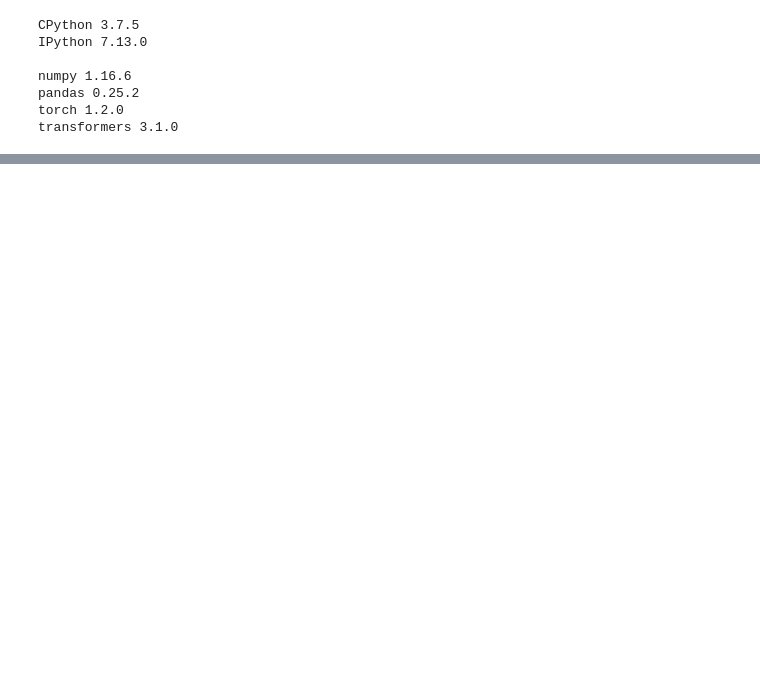
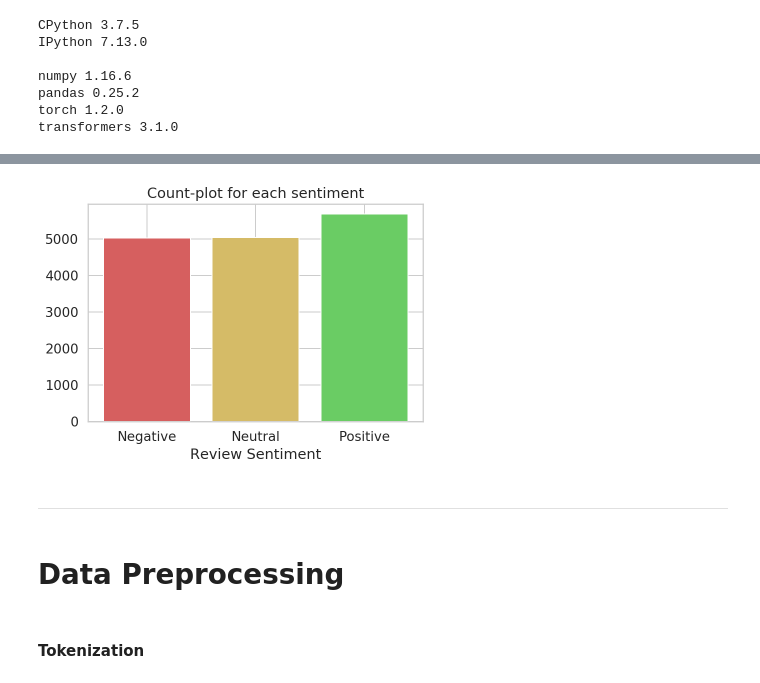
Before and after one commit to Ali-Tabaja/AI-madrid, a Jupyter notebook: sentiment-analysis-with-bert.ipynb, the cells around one changed output, grey strips where cells are left out. Cells and saved outputs as stored; diff of their text form; code cells hidden in the pictures; blank space fills up the shorter version.

```diff
--- a/sentiment-analysis-with-bert.ipynb
+++ b/sentiment-analysis-with-bert.ipynb
@@ -36,0 +171,33 @@ sns.set(style='whitegrid',
+# %%
+sentiment_count = score_count.groupby('sentiment')['count'].sum()
+# %%
+sentiment_count = pd.DataFrame(sentiment_count)
+# %%
+sentiment_count.reset_index(inplace = True)
+# %%
+sentiment_cats = ['Negative',
+                  'Neutral',
+                  'Positive']
+# %%
+# Plot
+plt.bar(sentiment_count['sentiment'],
+        sentiment_count['count'],
+        color = ['r', 'y', 'g'])
+
+plt.xticks(ticks = sentiment_count['sentiment'],
+          labels = sentiment_cats)
+
+# labels
+plt.xlabel("Review Sentiment")
+plt.title("Count-plot for each sentiment")
+
+fig = plt.gcf()
+fig.set_size_inches(6, 4)
+
+plt.show()
+# %% [output]
+[figure, added]
+# %% [markdown]
+----
+# %% [markdown]
+# Data Preprocessing
@@ -36,0 +206,2 @@ sns.set(style='whitegrid',
+# %% [markdown]
+#### Tokenization
```
Also changed, not shown: parts of 150 cells of this notebook, 3 other files.
